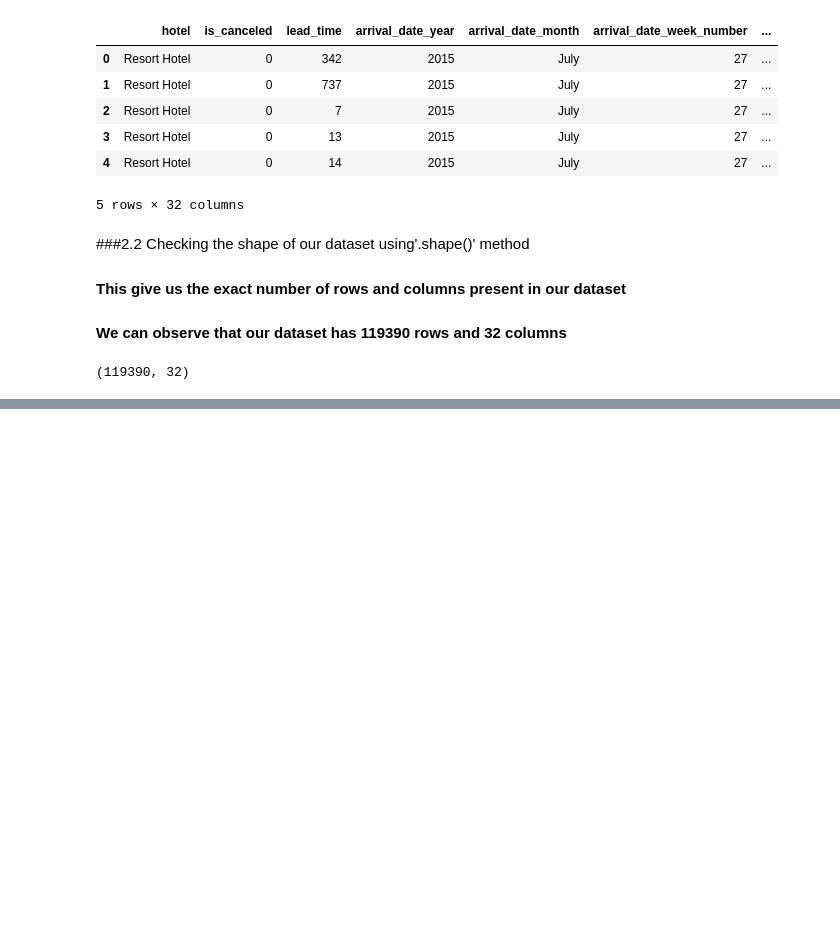
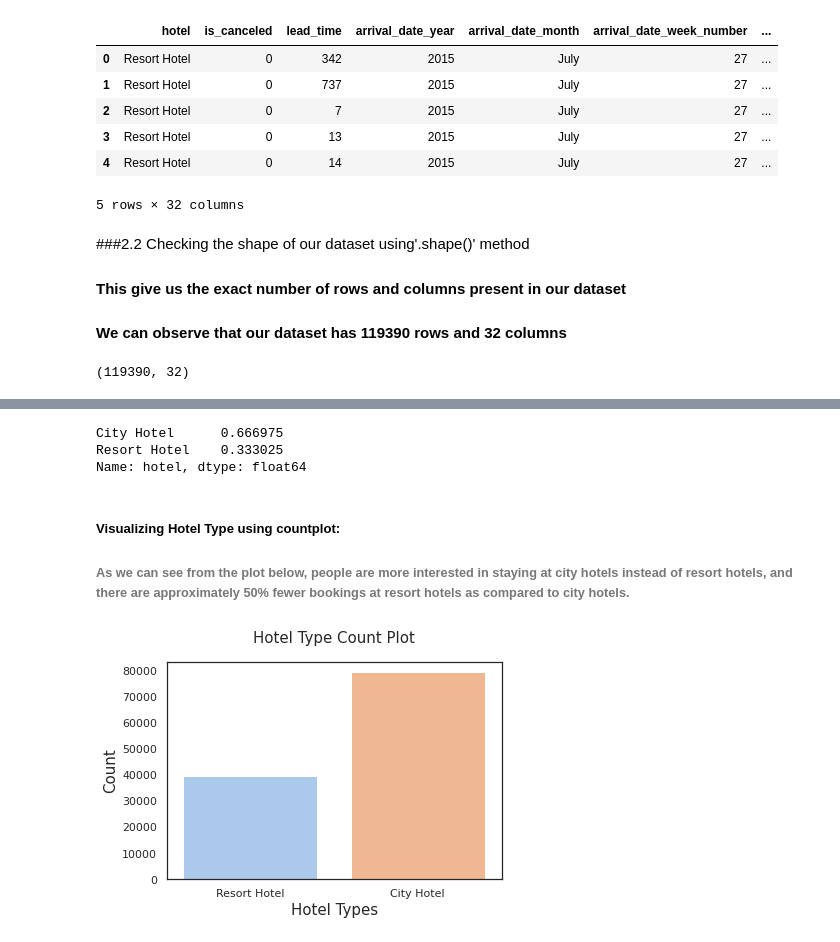
Before and after one commit to ishjadhav/EDA_hotel_booking, a Jupyter notebook: Hotel_Booking_Analysis.ipynb, the cells around one changed output, grey strips where cells are left out. Drawn from its saved outputs; the diff is of its cells as text; code cells hidden in the pictures; blank space fills up the shorter version.

```diff
--- a/Hotel_Booking_Analysis.ipynb
+++ b/Hotel_Booking_Analysis.ipynb
@@ -59,0 +282,24 @@ df.shape
+# %%
+df['hotel'].value_counts(normalize = True)
+# %% [output]
+City Hotel      0.666975
+Resort Hotel    0.333025
+Name: hotel, dtype: float64
+# %% [markdown]
+##### Visualizing Hotel Type using countplot:
+
+###### As we can see from the plot below, people are more interested in staying at city hotels instead of resort hotels, and there are approximately 50% fewer bookings at resort hotels as compared to city hotels.
+# %%
+sns.set_context('notebook')
+sns.set_style("white")
+sns.set_palette('pastel')
+
+g = sns.countplot(x='hotel',data=df)
+
+g.set_xlabel('Hotel Types',fontsize = 15)
+g.set_ylabel('Count',fontsize = 15)
+g.set_title('Hotel Type Count Plot', fontsize = 15, y = 1.06)
+
+plt.show()
+# %% [output]
+[figure, added]
```
Also changed, not shown: parts of 37 cells of this notebook.
